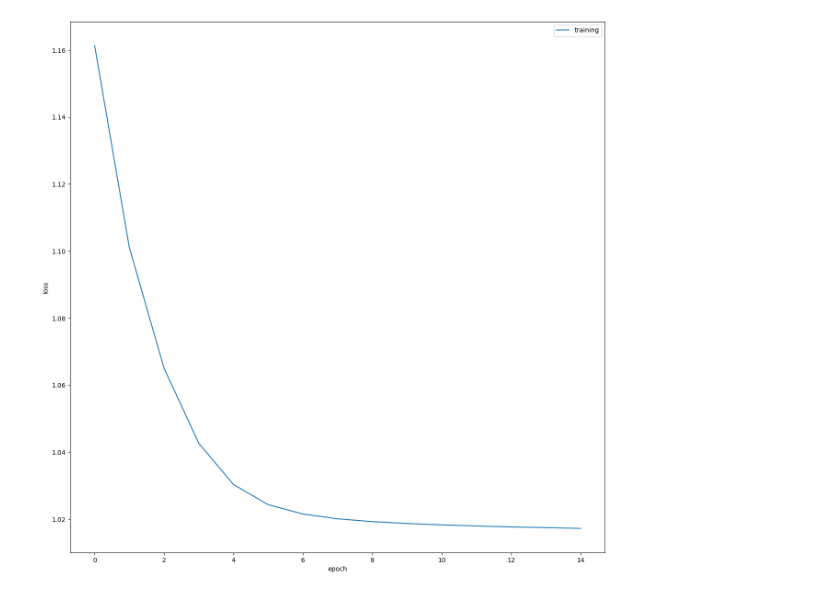
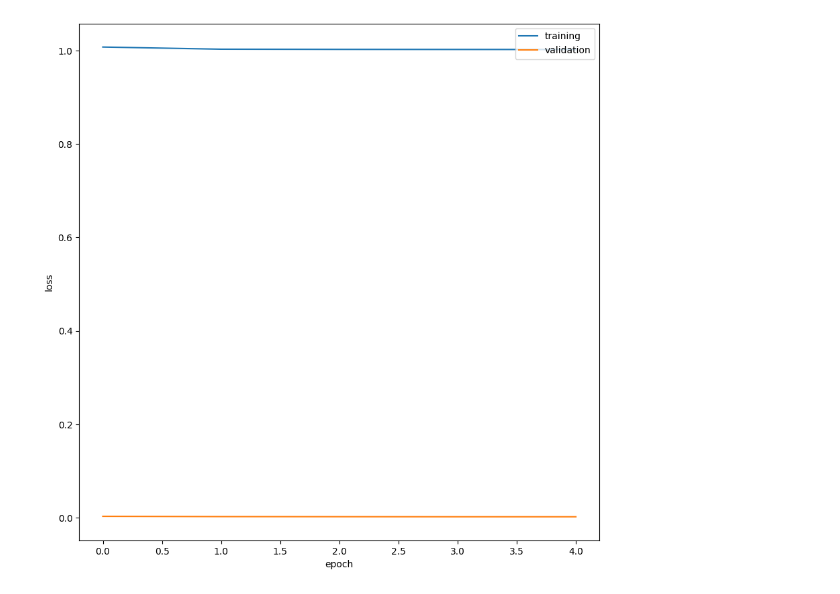
Before and after one commit to bishakh17/Wireless-Endoscopy--Video-Summarizer, a Jupyter notebook: Auto Encoder.ipynb, the cells around one changed output. Cells and saved outputs as stored; diff of their text form; code cells hidden in the pictures.

```diff
--- a/Auto Encoder.ipynb
+++ b/Auto Encoder.ipynb
@@ -36,5 +37,5 @@ train_sampler, test_sampler = train_test_split(images, test_split=0.99)
 # %%
-batch_size = 2
+batch_size = 16
 
 loader_train = torch.utils.data.DataLoader(dataset = images, batch_size = batch_size, sampler = train_sampler)
 loader_test = torch.utils.data.DataLoader(dataset = images, batch_size = batch_size, sampler = test_sampler)
@@ -102,8 +114,8 @@ class AutoEncoder(nn.Module):
 def train(dataloader, model, loss_fn, optimizer, device):
 
         size = len(dataloader.dataset)
+
         model.train()
-
         train_loss = 0
 
         for batch, (img,y) in enumerate(dataloader):
@@ -117,7 +129,7 @@ def train(dataloader, model, loss_fn, optimizer, device):
             loss.backward(retain_graph = True)
             optimizer.step()
 
-            if batch % 50 == 0:
+            if batch % 1000 == 0:
                 loss, current = loss.item(), batch * len(img)
                 print(f"loss: {loss:>7f}  [{current:>5d}/{size:>5d}]")
 
@@ -148,27 +160,34 @@ network = AutoEncoder().to(device)
 network = network.float()
 # %%
 loss_fn = nn.MSELoss()
-optimizer = torch.optim.SGD(network.parameters(), lr=1e-3)
+optimizer = torch.optim.Adam(network.parameters(), lr=1e-4)
+scheduler = ReduceLROnPlateau(optimizer, 'min', patience = 1)
 # %%
 epoch_nums = []
-training_loss = []
-test_loss = []
+training_losses = []
+test_losses = []
 
-epochs = 15
+epochs = 5
 
 for epoch in range(epochs):
-    print(f"Epoch {epoch+1}\n-------------------------------")
+    curr_lr = optimizer.param_groups[0]['lr']
+
+    print(f"Epoch: {epoch+1}\t-----------------\t")
+    print(f"LR: {curr_lr}\n--------------------------------------------")
 
     train_loss = train(loader_train, network, loss_fn, optimizer, device)
-    # test_loss = test(loader_test, network, loss_fn, device)
+    test_loss = test(loader_test, network, loss_fn, device)
 
     epoch_nums.append(epoch)
-    training_loss.append(train_loss)
-    # test_loss.append(test_loss)
+    training_losses.append(train_loss)
+    test_losses.append(test_loss)
 
-    if epoch%10 == 0:
-        torch.save(network.state_dict(), "AutoEncoder_Weights.h5")
-        print("Saved\n")
+
+    scheduler.step(test_loss)
+
+
+    torch.save(network.state_dict(), "AutoEncoder_Weights.h5")
+    print("Saved\n")
 
 print("Done!")
 # %% [output]
@@ -192,12 +211,12 @@ Done!
 # %%
 torch.save(network.state_dict(), "AutoEncoder_Weights.h5")
 # %%
-plt.figure(figsize=(15,15))
-plt.plot(epoch_nums, training_loss)
-# plt.plot(epoch_nums, validation_loss)
+plt.figure(figsize=(10,10))
+plt.plot(epoch_nums, training_losses)
+plt.plot(epoch_nums, test_losses)
 plt.xlabel('epoch')
 plt.ylabel('loss')
 plt.legend(['training', 'validation'], loc='upper right')
 plt.show()
 # %% [output]
-[figure, old version]
+[figure, new version]
```
Also changed, not shown: parts of 8 cells of this notebook, 1 other file.
